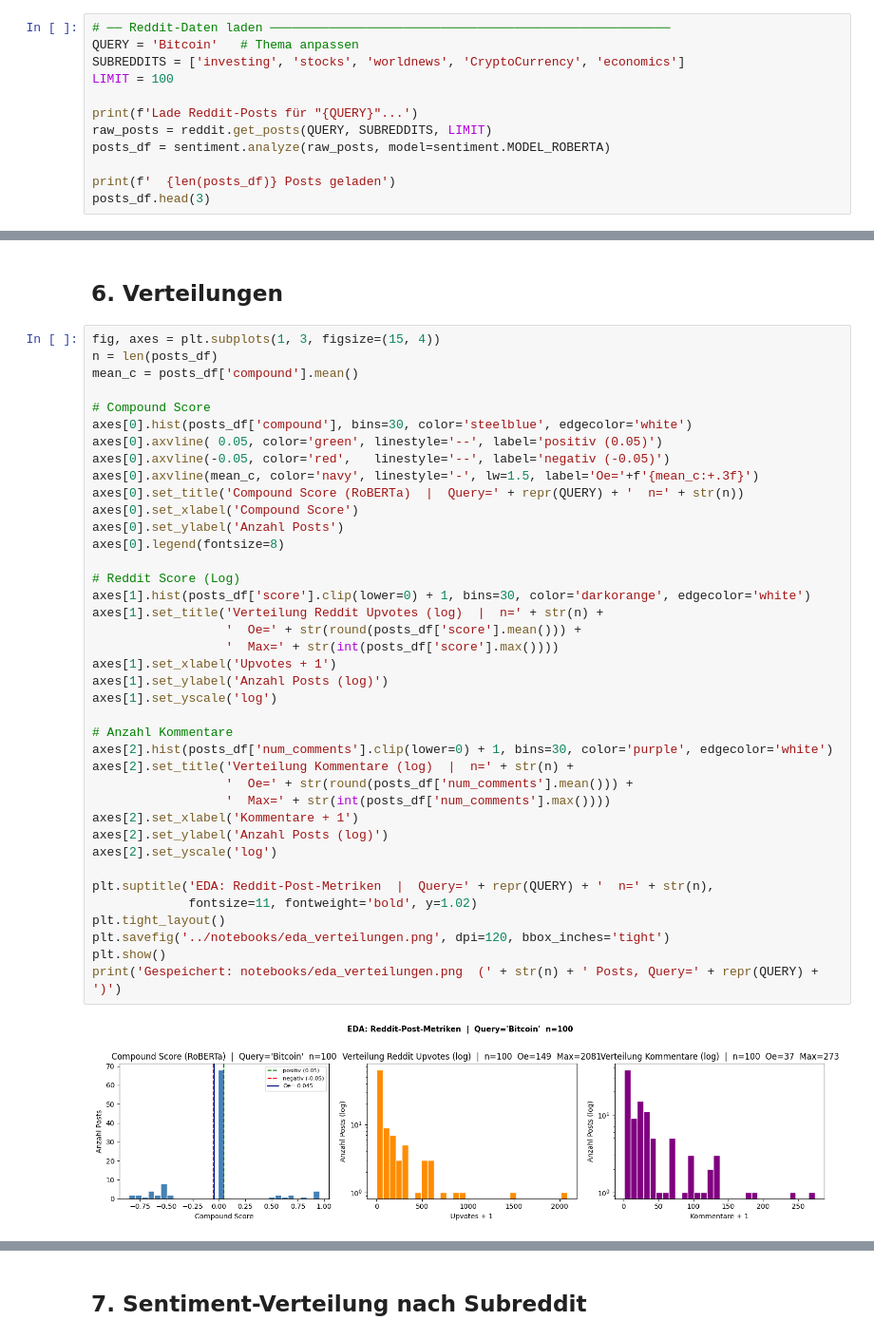
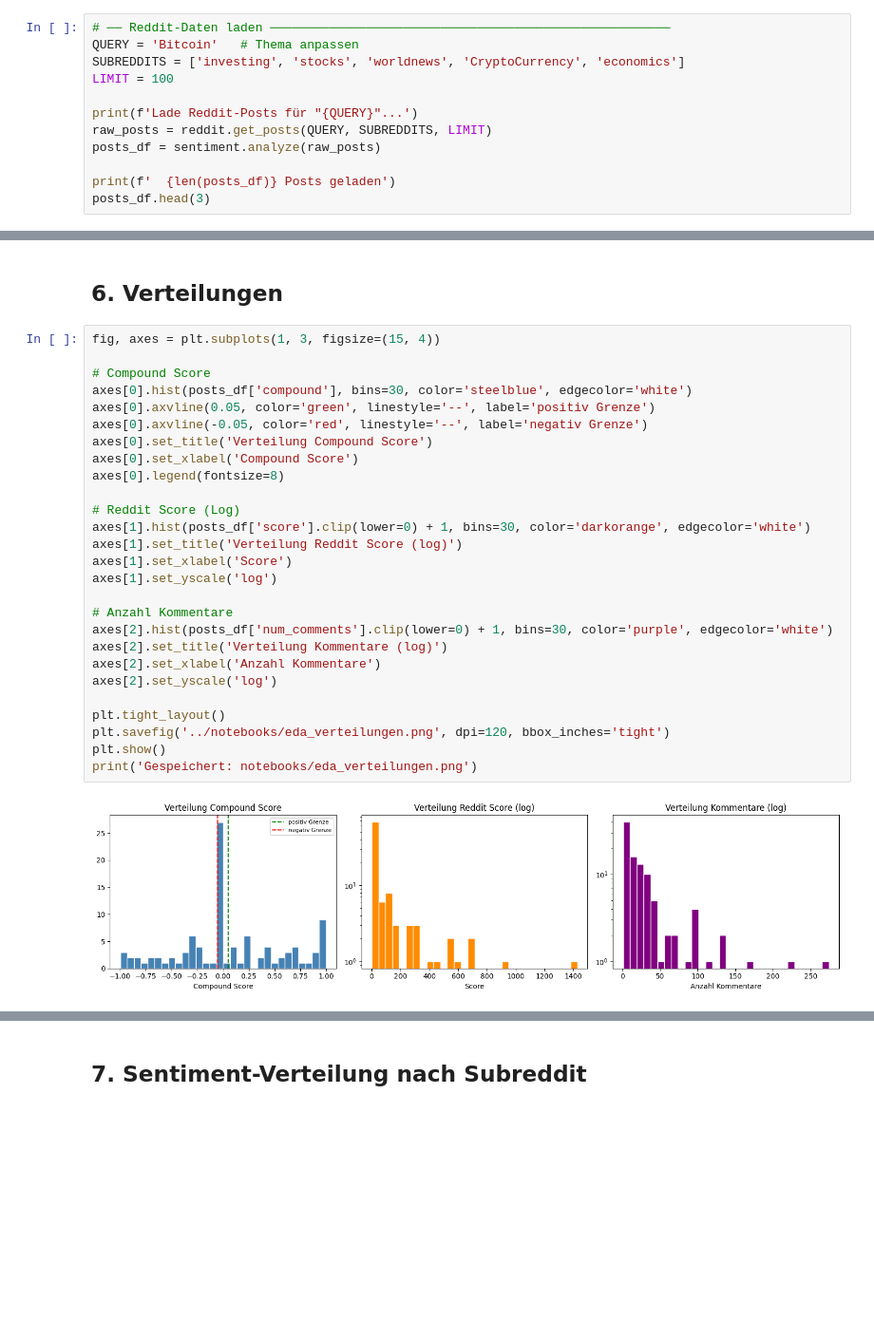
Before and after one commit to Pablozh123/polymarket-reddit-sentiment, a Jupyter notebook: notebooks/01_EDA.ipynb, the cells around one changed output, grey strips where cells are left out. Shown at 95% size. Cells and saved outputs as stored; diff of their text form; blank space fills up the shorter version.

```diff
--- a/notebooks/01_EDA.ipynb
+++ b/notebooks/01_EDA.ipynb
@@ -41,7 +41,7 @@ LIMIT = 100
 
 print(f'Lade Reddit-Posts für "{QUERY}"...')
 raw_posts = reddit.get_posts(QUERY, SUBREDDITS, LIMIT)
-posts_df = sentiment.analyze(raw_posts, model=sentiment.MODEL_ROBERTA)
+posts_df = sentiment.analyze(raw_posts)
 
 print(f'  {len(posts_df)} Posts geladen')
 posts_df.head(3)
@@ -223,42 +194,30 @@ Reddit - Posts mit gleichem Titel: 0
 ## 6. Verteilungen
 # %%
 fig, axes = plt.subplots(1, 3, figsize=(15, 4))
-n = len(posts_df)
-mean_c = posts_df['compound'].mean()
 
 # Compound Score
 axes[0].hist(posts_df['compound'], bins=30, color='steelblue', edgecolor='white')
-axes[0].axvline( 0.05, color='green', linestyle='--', label='positiv (0.05)')
-axes[0].axvline(-0.05, color='red',   linestyle='--', label='negativ (-0.05)')
-axes[0].axvline(mean_c, color='navy', linestyle='-', lw=1.5, label='Oe='+f'{mean_c:+.3f}')
-axes[0].set_title('Compound Score (RoBERTa)  |  Query=' + repr(QUERY) + '  n=' + str(n))
+axes[0].axvline(0.05, color='green', linestyle='--', label='positiv Grenze')
+axes[0].axvline(-0.05, color='red', linestyle='--', label='negativ Grenze')
+axes[0].set_title('Verteilung Compound Score')
 axes[0].set_xlabel('Compound Score')
-axes[0].set_ylabel('Anzahl Posts')
 axes[0].legend(fontsize=8)
 
 # Reddit Score (Log)
 axes[1].hist(posts_df['score'].clip(lower=0) + 1, bins=30, color='darkorange', edgecolor='white')
-axes[1].set_title('Verteilung Reddit Upvotes (log)  |  n=' + str(n) +
-                  '  Oe=' + str(round(posts_df['score'].mean())) +
-                  '  Max=' + str(int(posts_df['score'].max())))
-axes[1].set_xlabel('Upvotes + 1')
-axes[1].set_ylabel('Anzahl Posts (log)')
+axes[1].set_title('Verteilung Reddit Score (log)')
+axes[1].set_xlabel('Score')
 axes[1].set_yscale('log')
 
 # Anzahl Kommentare
 axes[2].hist(posts_df['num_comments'].clip(lower=0) + 1, bins=30, color='purple', edgecolor='white')
-axes[2].set_title('Verteilung Kommentare (log)  |  n=' + str(n) +
-                  '  Oe=' + str(round(posts_df['num_comments'].mean())) +
-                  '  Max=' + str(int(posts_df['num_comments'].max())))
-axes[2].set_xlabel('Kommentare + 1')
-axes[2].set_ylabel('Anzahl Posts (log)')
+axes[2].set_title('Verteilung Kommentare (log)')
+axes[2].set_xlabel('Anzahl Kommentare')
 axes[2].set_yscale('log')
 
-plt.suptitle('EDA: Reddit-Post-Metriken  |  Query=' + repr(QUERY) + '  n=' + str(n),
-             fontsize=11, fontweight='bold', y=1.02)
 plt.tight_layout()
 plt.savefig('../notebooks/eda_verteilungen.png', dpi=120, bbox_inches='tight')
 plt.show()
-print('Gespeichert: notebooks/eda_verteilungen.png  (' + str(n) + ' Posts, Query=' + repr(QUERY) + ')')
+print('Gespeichert: notebooks/eda_verteilungen.png')
 # %% [output]
-[figure, old version]
+[figure, new version]
```
Also changed, not shown: parts of 12 cells of this notebook, 2 other files.
